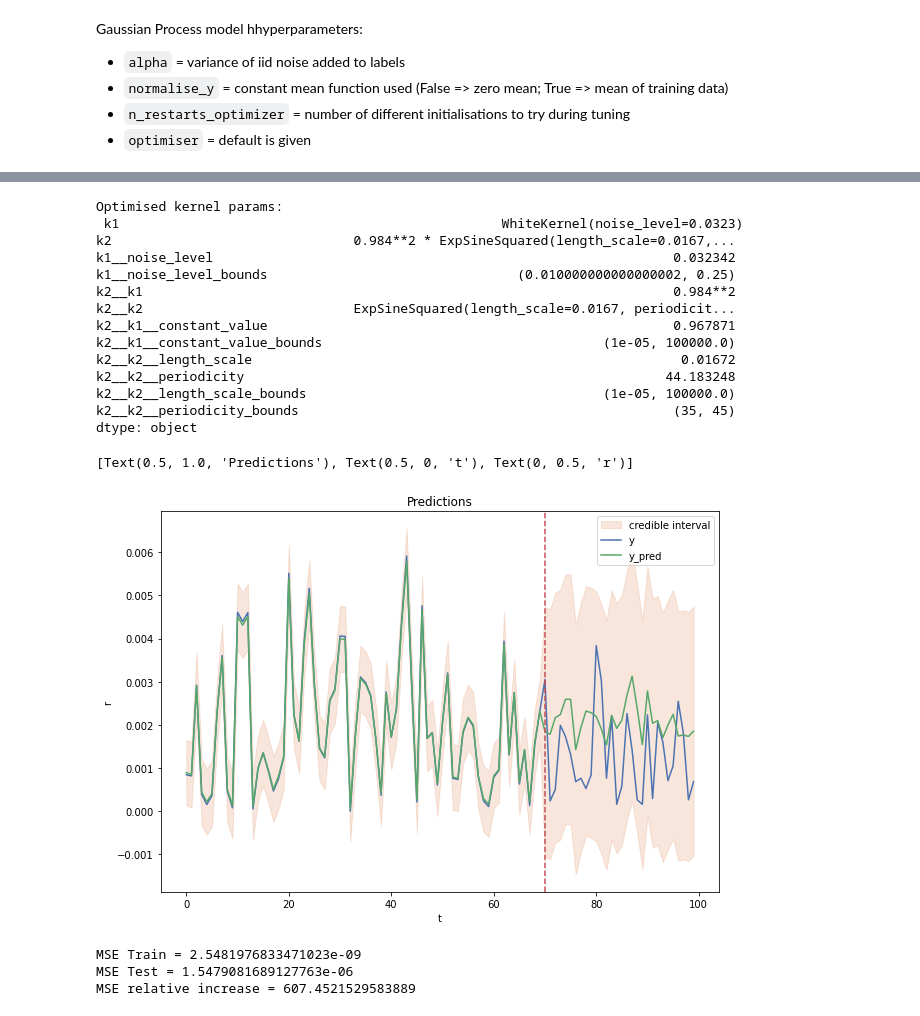
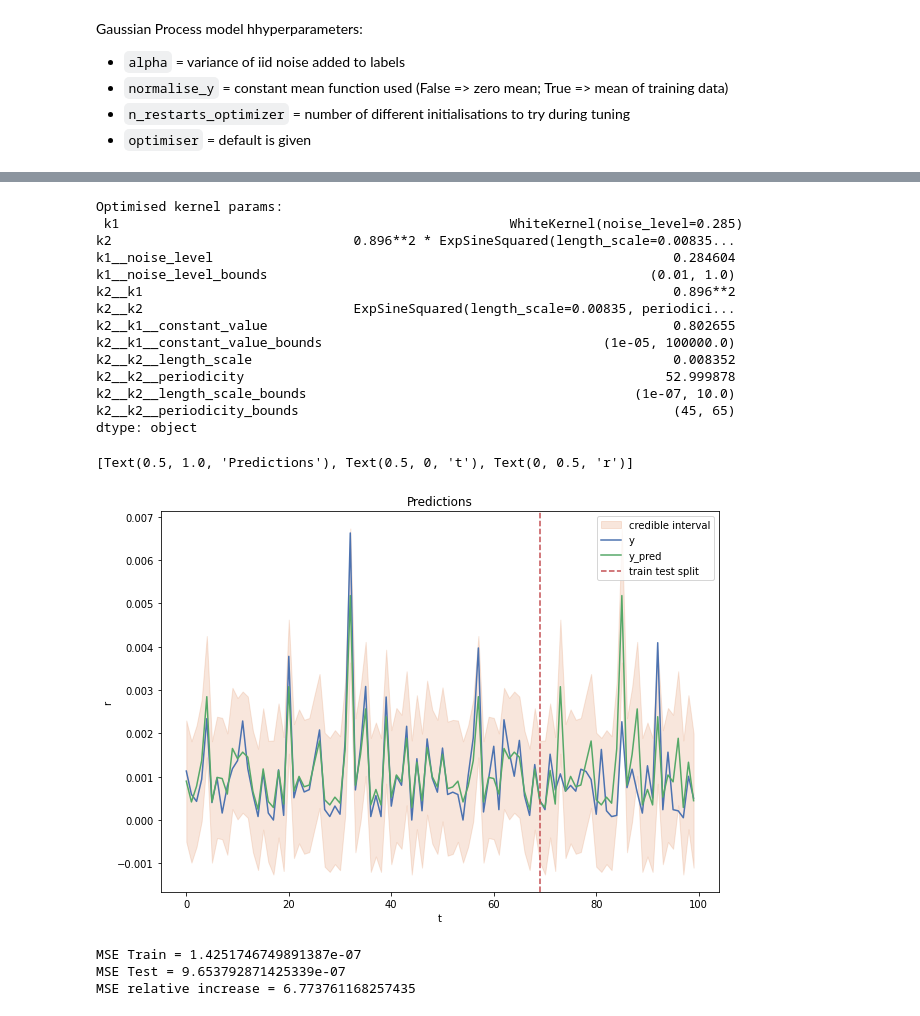
Before and after one commit to gittmp/GPR-for-financial-series, a Jupyter notebook: gaussian_process.ipynb, the cells around one changed output, grey strips where cells are left out. Drawn from its saved outputs; the diff is of its cells as text; code cells hidden in the pictures.

Commit message:
refactored kernel

```diff
--- a/gaussian_process.ipynb
+++ b/gaussian_process.ipynb
@@ -108,3 +90,20 @@ kernel = whitekernel + esskernel
+# %%
+# define the kernel of the gaussian process model
+
+# WhiteKernel models the noise of the signal as iid
+# 1 hyperparameter `noise_level`
+whitekernel = WhiteKernel(noise_level=1.0, noise_level_bounds=(1e-2, 1.0))
+
+# ConstantKernel scales the magnitude of the kernel by modifying the mean of the Gaussian process
+# 1 hyperparam `constant_value`
+constantkernel = ConstantKernel(constant_value=1e-5, constant_value_bounds=(1e-5, 1e5))
+
+# ESSKernel allows the modelling of repeating functions
+# 2 hyperparams `length_scale` and `periodicity`
+esskernel =  ExpSineSquared(length_scale=1e-5, length_scale_bounds=(1e-7, 1e1), periodicity=55, periodicity_bounds=(45, 65))
+
+# sum/product kernel
+kernel = whitekernel + constantkernel * esskernel
 # %% [markdown]
 Gaussian Process model hhyperparameters:
 - `alpha` = variance of iid noise added to labels
@@ -148,18 +147,18 @@ gp.fit(X_train, y_train)
 print("Optimised kernel params: \n", pd.Series(gp.kernel_.get_params()))
 # %% [output]
 Optimised kernel params:
- k1                                                 WhiteKernel(noise_level=0.0323)
-k2                               0.984**2 * ExpSineSquared(length_scale=0.0167,...
-k1__noise_level                                                           0.032342
-k1__noise_level_bounds                                (0.010000000000000002, 0.25)
-k2__k1                                                                    0.984**2
-k2__k2                           ExpSineSquared(length_scale=0.0167, periodicit...
-k2__k1__constant_value                                                    0.967871
+ k1                                                  WhiteKernel(noise_level=0.285)
+k2                               0.896**2 * ExpSineSquared(length_scale=0.00835...
+k1__noise_level                                                           0.284604
+k1__noise_level_bounds                                                 (0.01, 1.0)
+k2__k1                                                                    0.896**2
+k2__k2                           ExpSineSquared(length_scale=0.00835, periodici...
+k2__k1__constant_value                                                    0.802655
 k2__k1__constant_value_bounds                                    (1e-05, 100000.0)
-k2__k2__length_scale                                                       0.01672
-k2__k2__periodicity                                                      44.183248
-k2__k2__length_scale_bounds                                      (1e-05, 100000.0)
-k2__k2__periodicity_bounds                                                (35, 45)
+k2__k2__length_scale                                                      0.008352
+k2__k2__periodicity                                                      52.999878
+k2__k2__length_scale_bounds                                          (1e-07, 10.0)
+k2__k2__periodicity_bounds                                                (45, 65)
 dtype: object
 # %%
 # make predictions over entire dataset, returning the predicted instances and covariance
@@ -176,24 +175,25 @@ data['pred_lower_bound'] = data['y_pred'] - 2 * data['y_std']
 # %%
 # plot the predictions
 fig, ax = plt.subplots(figsize=(10, 7))
 
 ax.fill_between(
     x=data['t'],
     y1=data['pred_upper_bound'],
     y2=data['pred_lower_bound'],
     color=sns.color_palette(palette='deep')[1],
     alpha=0.2,
     label='credible interval'
 )
 
 sns.lineplot(x='t', y='y', data=data, color=sns.color_palette(palette='deep')[0], ax=ax, label='y')
 sns.lineplot(x='t', y='y_pred', data=data, color=sns.color_palette(palette='deep')[2], ax=ax, label='y_pred')
 
-ax.axvline(X_train.shape[0], color=sns.color_palette(palette='deep')[3], linestyle='--', label='train test split')
+ax.axvline(X_train.shape[0] - 1, color=sns.color_palette(palette='deep')[3], linestyle='--', label='train test split')
+ax.legend()
 ax.set(title='Predictions', xlabel='t', ylabel='r')
 # %% [output]
 [Text(0.5, 1.0, 'Predictions'), Text(0.5, 0, 't'), Text(0, 0.5, 'r')]
-[figure, old version]
+[figure, new version]
 # %%
 # evaluating the error in our model
 y_pred_train = gp.predict(X_train)
@@ -209,9 +209,9 @@ print(f"MSE Train = {MSE_train}")
 print(f"MSE Test = {MSE_test}")
 print(f"MSE relative increase = {(MSE_test / MSE_train)}")
 # %% [output]
-MSE Train = 2.5481976833471023e-09
-MSE Test = 1.5479081689127763e-06
-MSE relative increase = 607.4521529583889
+MSE Train = 1.4251746749891387e-07
+MSE Test = 9.653792871425339e-07
+MSE relative increase = 6.773761168257435
 # %%
 # error plots
 err_test_mean = np.mean(err_test.flatten())
```
Also changed, not shown: parts of 7 cells of this notebook, 1 other file.
